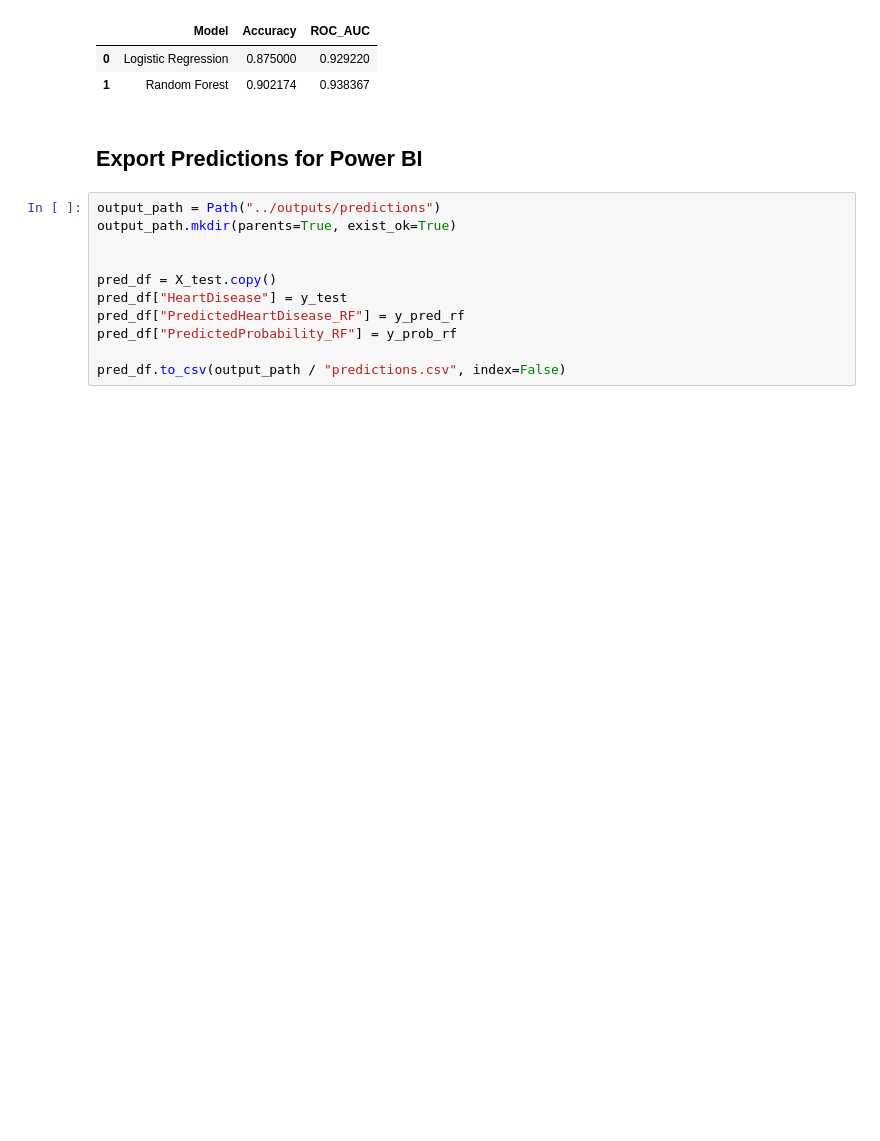
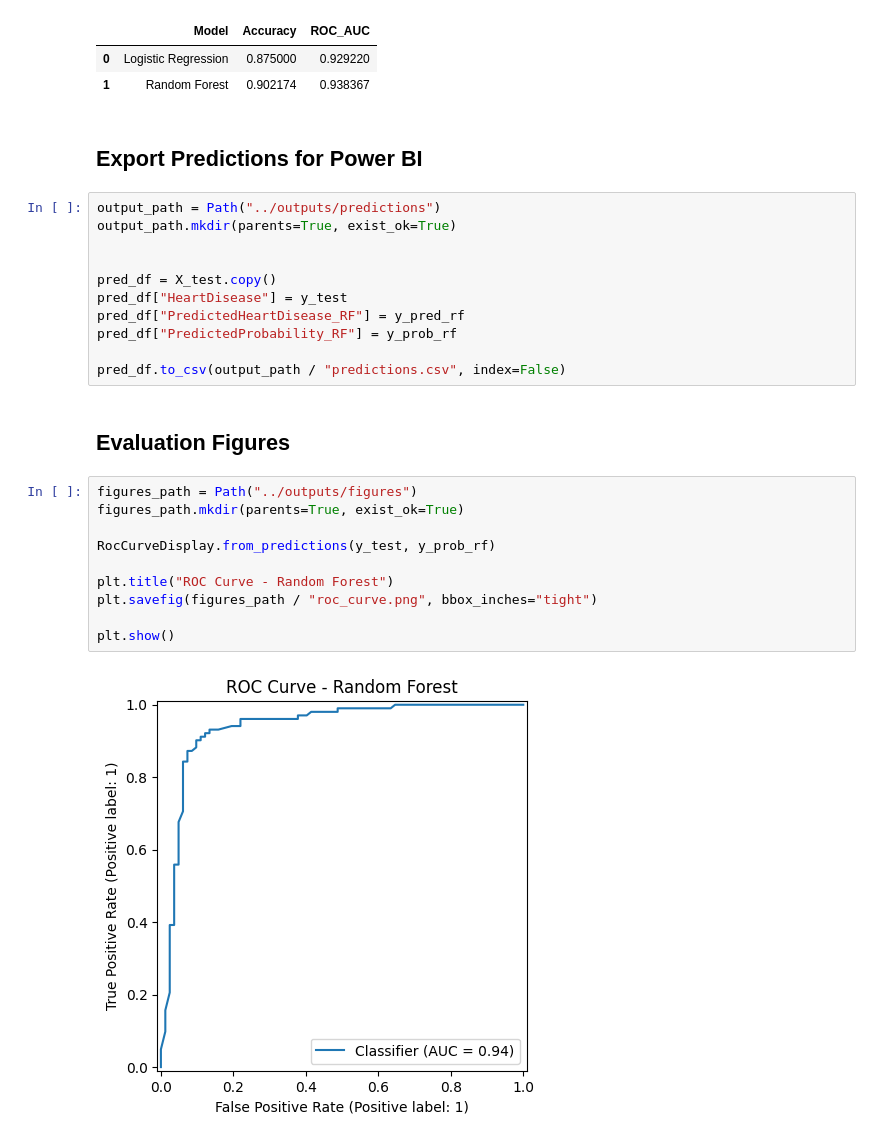
Before and after one commit to SamanthaRHatfield/Heart-Failure-Prediction, a Jupyter notebook: python_powerbi/notebooks/02_modeling_heart_disease.ipynb, the cells around one changed output. Cells and saved outputs as stored; diff of their text form; blank space fills up the shorter version.

```diff
--- a/python_powerbi/notebooks/02_modeling_heart_disease.ipynb
+++ b/python_powerbi/notebooks/02_modeling_heart_disease.ipynb
@@ -188,3 +190,17 @@ pred_df["PredictedHeartDisease_RF"] = y_pred_rf
 pred_df["PredictedProbability_RF"] = y_prob_rf
 
 pred_df.to_csv(output_path / "predictions.csv", index=False)
+# %% [markdown]
+## Evaluation Figures
+# %%
+figures_path = Path("../outputs/figures")
+figures_path.mkdir(parents=True, exist_ok=True)
+
+RocCurveDisplay.from_predictions(y_test, y_prob_rf)
+
+plt.title("ROC Curve - Random Forest")
+plt.savefig(figures_path / "roc_curve.png", bbox_inches="tight")
+
+plt.show()
+# %% [output]
+[figure, added]
```
Also changed, not shown: parts of 3 cells of this notebook, 10 other files.
